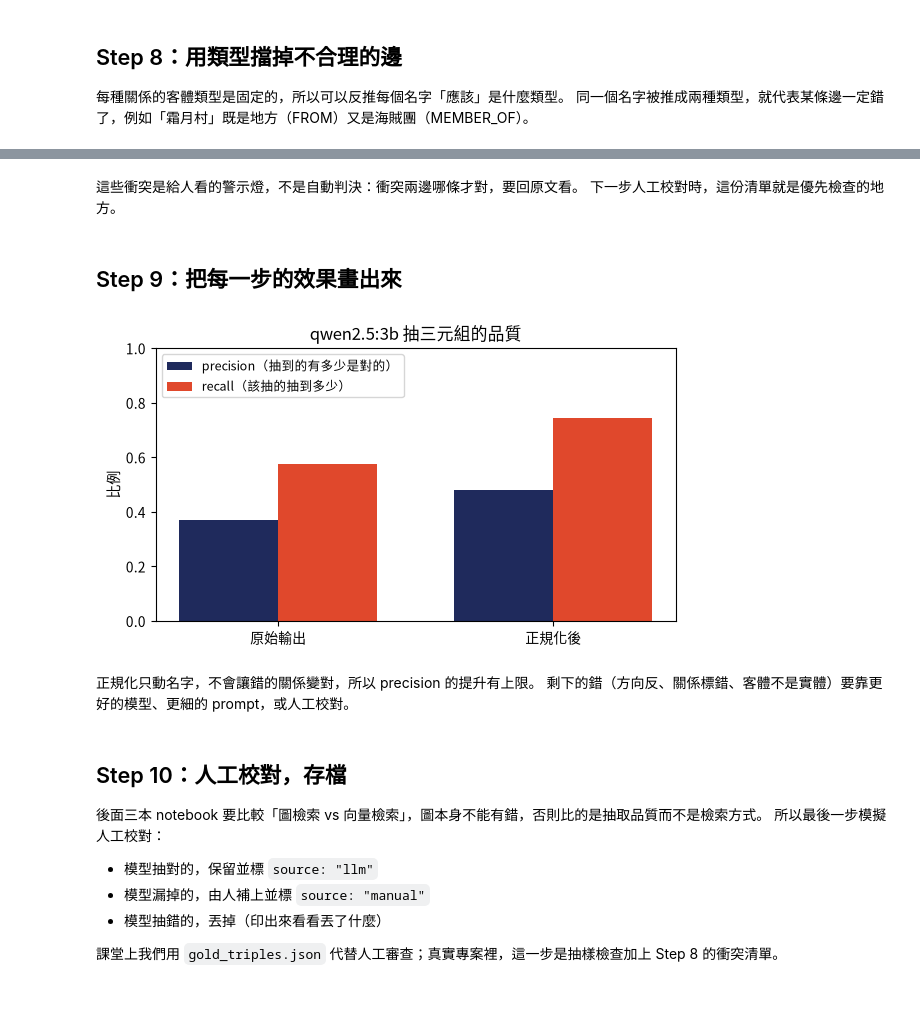
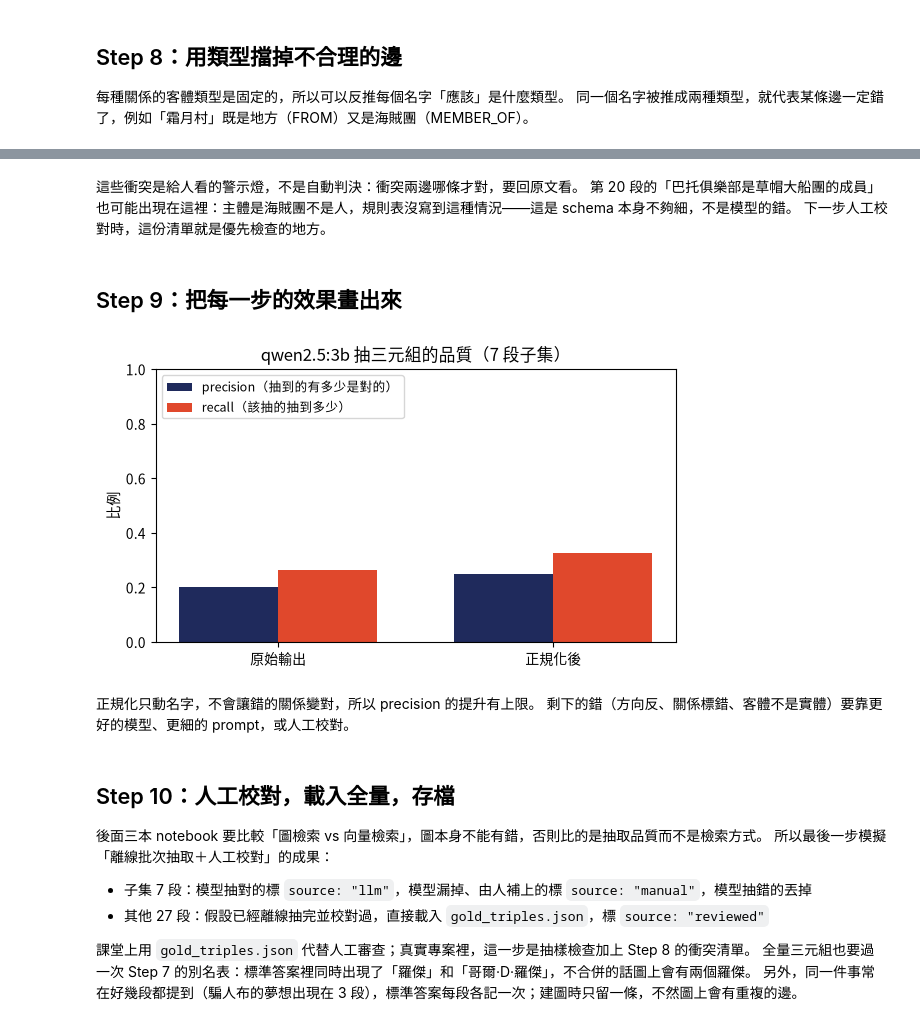
Before and after one commit to Zenobia000/awesome-ai-agent-tutorials-2026, a Jupyter notebook: modules/module-04-graphrag/01_extract_triples.ipynb, the cells around one changed output, grey strips where cells are left out. Saved outputs shown, nothing was run; the diff lists cells and outputs as text; code cells hidden in the pictures; blank space fills up the shorter version.

```diff
--- a/modules/module-04-graphrag/01_extract_triples.ipynb
+++ b/modules/module-04-graphrag/01_extract_triples.ipynb
@@ -178,9 +206,12 @@ for t in extract(sample["text"]):
 # %%
+SUBSET = ["01", "03", "04", "06", "18", "20", "32"]
+
 start = time.time()
 raw_triples = []
-for p in paragraphs:
-    found = extract(p["text"])
-    raw_triples += [{**t, "paragraph": p["id"]} for t in found]
-    print(f"[{p['id']}] {len(found)} 條")
+for pid in SUBSET:
+    if pid not in cache:
+        cache[pid] = extract(by_id[pid]["text"])
+    raw_triples += [{**t, "paragraph": pid} for t in cache[pid]]
+    print(f"[{pid}] {by_id[pid]['title']}：{len(cache[pid])} 條")
 print(f"共 {len(raw_triples)} 條，花了 {time.time() - start:.0f} 秒")
 # %% [output]
@@ -240,12 +269,17 @@ for t in raw_triples:
 - **precision**：模型抽出來的，有幾成是對的
 - **recall**：該抽的，模型抽到了幾成
 # %%
-gold = json.loads(Path("data/gold_triples.json").read_text(encoding="utf-8"))
+gold_all = json.loads(Path("data/gold_triples.json").read_text(encoding="utf-8"))
+gold = [g for g in gold_all if g["paragraph"] in SUBSET]
+print(f"標準答案共 {len(gold_all)} 條，子集 {len(gold)} 條")
 
 
 def same(a: dict, b: dict) -> bool:
-    return (a["subject"] == b["subject"] and a["relation"] == b["relation"]
-            and (a["object"] in b["object"] or b["object"] in a["object"]))
+    if a["subject"] != b["subject"] or a["relation"] != b["relation"]:
+        return False
+    if a["relation"] == "DREAMS_OF":
+        return a["object"] in b["object"] or b["object"] in a["object"]
+    return a["object"] == b["object"]
 
 
 def score(pred: list[dict]) -> tuple[float, float]:
@@ -312,14 +366,27 @@ for s, a, b, why in sorted(candidates, reverse=True)[:25]:
 # %%
-ALIASES = {
-    "魯夫": ["蒙其·D·魯夫", "草帽小子"],
+ALIASES = {  # 人工審過的別名表：正式名稱 → 其他叫法（整份語料共用）
+    "魯夫": ["蒙其·D·魯夫", "草帽小子", "橡膠人"],
     "索隆": ["羅羅亞·索隆", "海賊獵人"],
     "娜美": ["小賊貓"],
     "香吉士": ["黑足"],
-    "艾斯": ["火拳艾斯", "火拳"],
+    "羅賓": ["妮可·羅賓"],
+    "佛朗基": ["卡迪·佛朗姆"],
+    "艾斯": ["火拳艾斯", "火拳", "波特卡斯·D·艾斯"],
     "白鬍子": ["愛德華·紐蓋特"],
+    "羅傑": ["哥爾·D·羅傑"],
+    "多拉格": ["蒙其·D·多拉格"],
+    "大熊": ["巴索羅繆·大熊"],
+    "多佛朗明哥": ["唐吉訶德·多佛朗明哥"],
+    "摩利亞": ["月光·摩利亞"],
+    "BIG MOM": ["夏洛特·玲玲"],
+    "基德": ["尤斯塔斯·基德"],
+    "波妮": ["珠寶·波妮"],
+    "西爾巴斯·雷利": ["雷利"],
+    "光月御田": ["御田"],
     "風車村": ["東海的風車村"],
     "和道一文字": ["道一文字", "白鞘刀"],
 }
+# 刻意不合併：人人果實 ≠ 人人果實．幻獸種．模型「尼卡」；巨兵海賊團 ≠ 新巨兵海賊團
 CANONICAL = {alias: name for name, aliases in ALIASES.items() for alias in aliases}
 DREAM_PREFIXES = ("成為", "親手")
 
@@ -370,41 +435,43 @@ for n, ts in conflicts.items():
 # %% [markdown]
 這些衝突是給人看的警示燈，不是自動判決：衝突兩邊哪條才對，要回原文看。
+第 20 段的「巴托俱樂部是草帽大船團的成員」也可能出現在這裡：主體是海賊團不是人，規則表沒寫到這種情況——這是 schema 本身不夠細，不是模型的錯。
 下一步人工校對時，這份清單就是優先檢查的地方。
 # %% [markdown]
 ## Step 9：把每一步的效果畫出來
 # %%
 import matplotlib.pyplot as plt
 
 from course_utils.viz import setup_cjk
 
 setup_cjk()
 
 stages = ["原始輸出", "正規化後"]
 fig, ax = plt.subplots(figsize=(6, 3.5))
 x = np.arange(len(stages))
 ax.bar(x - 0.18, [p0, p1], width=0.36, label="precision（抽到的有多少是對的）", color="#1f2a5c")
 ax.bar(x + 0.18, [r0, r1], width=0.36, label="recall（該抽的抽到多少）", color="#e0482c")
 ax.set_xticks(x, stages)
 ax.set_ylim(0, 1)
 ax.set_ylabel("比例")
-ax.set_title("qwen2.5:3b 抽三元組的品質")
+ax.set_title(f"qwen2.5:3b 抽三元組的品質（{len(SUBSET)} 段子集）")
 ax.legend(loc="upper left", fontsize=9)
 plt.tight_layout()
 plt.show()
 # %% [output]
-[figure, old version]
+[figure, new version]
 # %% [markdown]
 正規化只動名字，不會讓錯的關係變對，所以 precision 的提升有上限。
 剩下的錯（方向反、關係標錯、客體不是實體）要靠更好的模型、更細的 prompt，或人工校對。
 # %% [markdown]
-## Step 10：人工校對，存檔
+## Step 10：人工校對，載入全量，存檔
 
 後面三本 notebook 要比較「圖檢索 vs 向量檢索」，圖本身不能有錯，否則比的是抽取品質而不是檢索方式。
-所以最後一步模擬人工校對：
+所以最後一步模擬「離線批次抽取＋人工校對」的成果：
 
-- 模型抽對的，保留並標 `source: "llm"`
-- 模型漏掉的，由人補上並標 `source: "manual"`
-- 模型抽錯的，丟掉（印出來看看丟了什麼）
+- 子集 7 段：模型抽對的標 `source: "llm"`，模型漏掉、由人補上的標 `source: "manual"`，模型抽錯的丟掉
+- 其他 27 段：假設已經離線抽完並校對過，直接載入 `gold_triples.json`，標 `source: "reviewed"`
 
-課堂上我們用 `gold_triples.json` 代替人工審查；真實專案裡，這一步是抽樣檢查加上 Step 8 的衝突清單。
+課堂上用 `gold_triples.json` 代替人工審查；真實專案裡，這一步是抽樣檢查加上 Step 8 的衝突清單。
+全量三元組也要過一次 Step 7 的別名表：標準答案裡同時出現了「羅傑」和「哥爾·D·羅傑」，不合併的話圖上會有兩個羅傑。
+另外，同一件事常在好幾段都提到（騙人布的夢想出現在 3 段），標準答案每段各記一次；建圖時只留一條，不然圖上會有重複的邊。
 # %%
```
Also changed, not shown: parts of 29 cells of this notebook, 11 other files.
